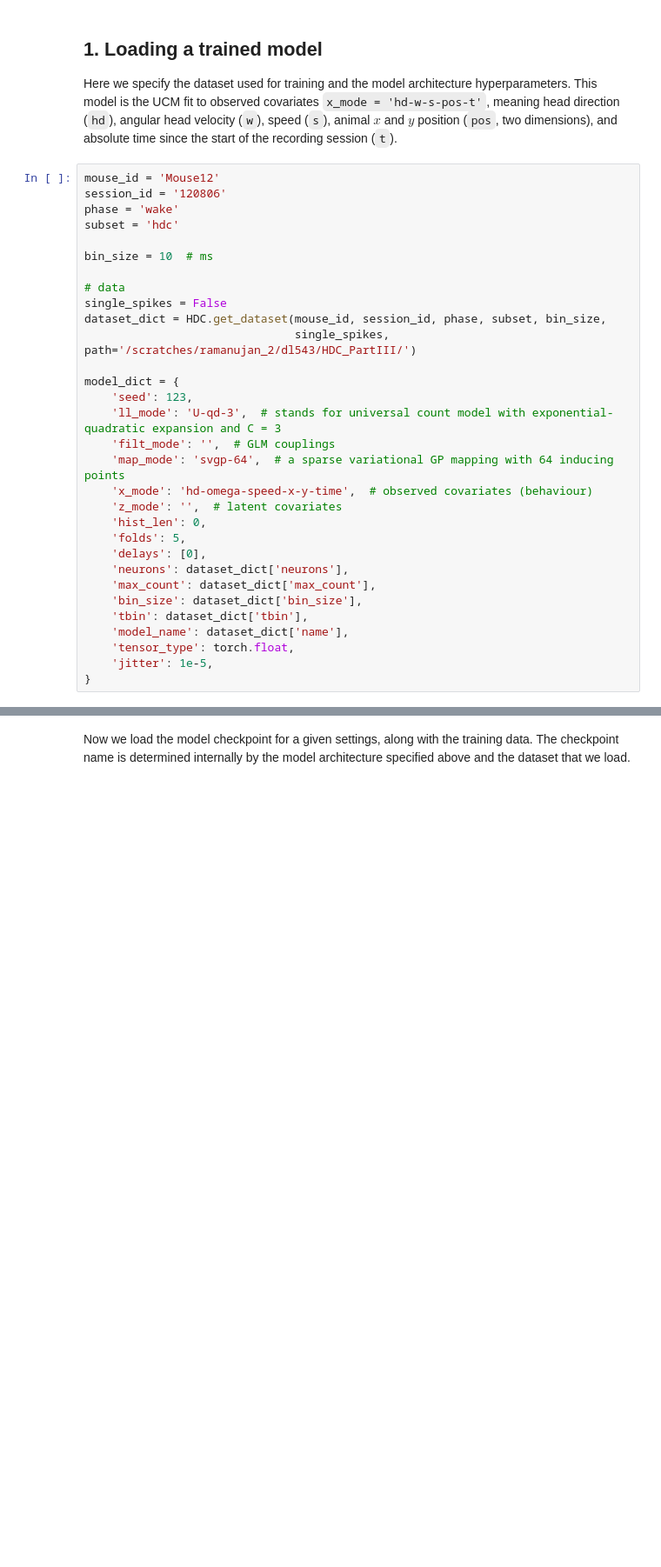
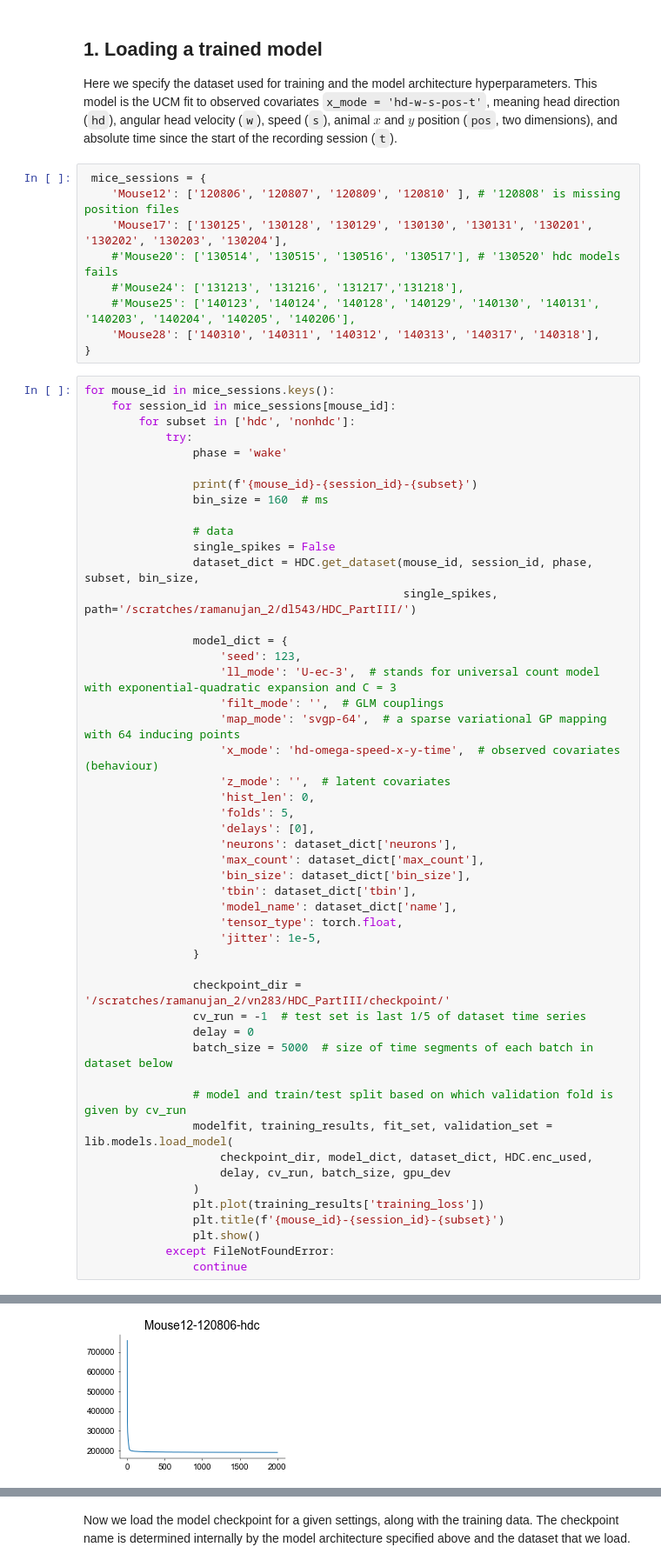
Before and after one commit to davindicode/UCM-interpret, a Jupyter notebook: example/notebook.ipynb, the cells around one changed output, grey strips where cells are left out. Shown at 87% size. Cells and saved outputs as stored; diff of their text form; blank space fills up the shorter version.

````diff
--- a/example/notebook.ipynb
+++ b/example/notebook.ipynb
@@ -62,34 +64,62 @@ Using device: cuda:0
 ## 1. Loading a trained model
 
 Here we specify the dataset used for training and the model architecture hyperparameters. This model is the UCM fit to observed covariates ```x_mode = 'hd-w-s-pos-t'```, meaning head direction (```hd```), angular head velocity (```w```), speed (```s```), animal $x$ and $y$ position (```pos```, two dimensions), and absolute time since the start of the recording session (```t```).
+# %%
+ mice_sessions = {
+    'Mouse12': ['120806', '120807', '120809', '120810' ], # '120808' is missing position files
+    'Mouse17': ['130125', '130128', '130129', '130130', '130131', '130201', '130202', '130203', '130204'],
+    #'Mouse20': ['130514', '130515', '130516', '130517'], # '130520' hdc models fails
+    #'Mouse24': ['131213', '131216', '131217','131218'],
+    #'Mouse25': ['140123', '140124', '140128', '140129', '140130', '140131', '140203', '140204', '140205', '140206'],
+    'Mouse28': ['140310', '140311', '140312', '140313', '140317', '140318'],
+}
 # %%
-mouse_id = 'Mouse12'
-session_id = '120806'
-phase = 'wake'
-subset = 'hdc'
+for mouse_id in mice_sessions.keys():
+    for session_id in mice_sessions[mouse_id]:
+        for subset in ['hdc', 'nonhdc']:
+            try:
+                phase = 'wake'
 
-bin_size = 10  # ms
+                print(f'{mouse_id}-{session_id}-{subset}')
+                bin_size = 160  # ms
 
-# data
-single_spikes = False
-dataset_dict = HDC.get_dataset(mouse_id, session_id, phase, subset, bin_size,
-                               single_spikes, path='/scratches/ramanujan_2/dl543/HDC_PartIII/')
+                # data
+                single_spikes = False
+                dataset_dict = HDC.get_dataset(mouse_id, session_id, phase, subset, bin_size,
+                                               single_spikes, path='/scratches/ramanujan_2/dl543/HDC_PartIII/')
 
-model_dict = {
-    'seed': 123,
-    'll_mode': 'U-qd-3',  # stands for universal count model with exponential-quadratic expansion and C = 3
-    'filt_mode': '',  # GLM couplings
-    'map_mode': 'svgp-64',  # a sparse variational GP mapping with 64 inducing points
-    'x_mode': 'hd-omega-speed-x-y-time',  # observed covariates (behaviour)
-    'z_mode': '',  # latent covariates
-    'hist_len': 0,
-    'folds': 5,
-    'delays': [0],
-    'neurons': dataset_dict['neurons'],
-    'max_count': dataset_dict['max_count'],
-    'bin_size': dataset_dict['bin_size'],
-    'tbin': dataset_dict['tbin'],
-    'model_name': dataset_dict['name'],
-    'tensor_type': torch.float,
-    'jitter': 1e-5,
-}
+                model_dict = {
+                    'seed': 123,
+                    'll_mode': 'U-ec-3',  # stands for universal count model with exponential-quadratic expansion and C = 3
+                    'filt_mode': '',  # GLM couplings
+                    'map_mode': 'svgp-64',  # a sparse variational GP mapping with 64 inducing points
+                    'x_mode': 'hd-omega-speed-x-y-time',  # observed covariates (behaviour)
+                    'z_mode': '',  # latent covariates
+                    'hist_len': 0,
+                    'folds': 5,
+                    'delays': [0],
+                    'neurons': dataset_dict['neurons'],
+                    'max_count': dataset_dict['max_count'],
+                    'bin_size': dataset_dict['bin_size'],
+                    'tbin': dataset_dict['tbin'],
+                    'model_name': dataset_dict['name'],
+                    'tensor_type': torch.float,
+                    'jitter': 1e-5,
+                }
+
+                checkpoint_dir = '/scratches/ramanujan_2/vn283/HDC_PartIII/checkpoint/'
+                cv_run = -1  # test set is last 1/5 of dataset time series
+                delay = 0
+                batch_size = 5000  # size of time segments of each batch in dataset below
+
+                # model and train/test split based on which validation fold is given by cv_run
+                modelfit, training_results, fit_set, validation_set = lib.models.load_model(
+                    checkpoint_dir, model_dict, dataset_dict, HDC.enc_used,
+                    delay, cv_run, batch_size, gpu_dev
+                )
+                plt.plot(training_results['training_loss'])
+                plt.title(f'{mouse_id}-{session_id}-{subset}')
+                plt.show()
+            except FileNotFoundError:
+                continue
+# %% [output]
@@ -95,0 +128 @@ model_dict = {
+[figure, added]
````
Also changed, not shown: parts of 5 cells of this notebook, 9 other files.
